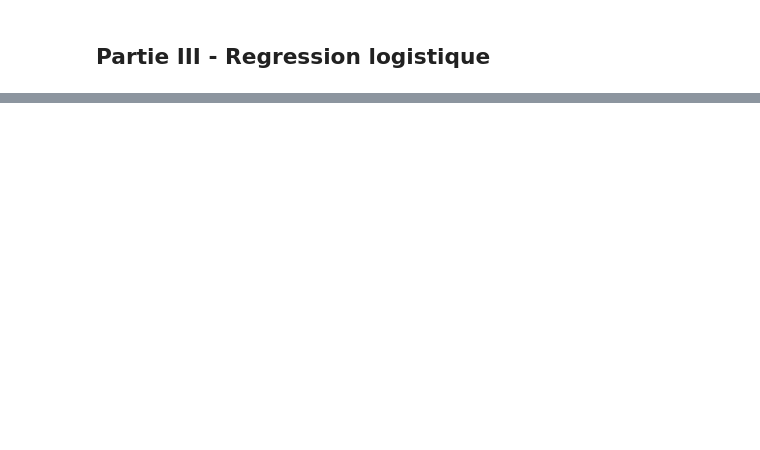
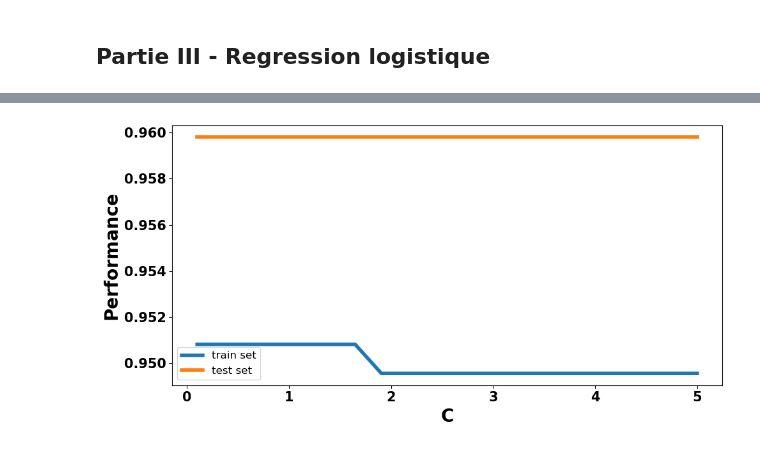
Before and after one commit to Alexis-Barrau/python_ensae, a Jupyter notebook: Scripts/Script first analysis.ipynb, the cells around one changed output, grey strips where cells are left out. Drawn from its saved outputs; the diff is of its cells as text; code cells hidden in the pictures; blank space fills up the shorter version.

```diff
--- a/Scripts/Script first analysis.ipynb
+++ b/Scripts/Script first analysis.ipynb
@@ -181,0 +225,19 @@ print(gs.score(X_test_scaled, y_test))
+# %%
+
+from sklearn.linear_model import LassoCV
+from sklearn.feature_selection import SelectFromModel
+
+# Identify rows with NaN values
+nan_rows_train = np.isnan(X).any(axis=1)
+# Remove rows with NaN values from both X_train_scaled and y_train
+X_corrected = X[~nan_rows_train]
+y_corrected = y[~nan_rows_train]
+
+clf = LassoCV()
+
+sfm = SelectFromModel(clf, threshold=None, prefit=False, norm_order=1, max_features=10)
+# Je m'impose un maximum de 10 features
+
+sfm.fit(X_corrected,y_corrected)
+X_transform = sfm.transform(X_corrected)
+print(X_transform.shape)
@@ -181,0 +248,62 @@ print(gs.score(X_test_scaled, y_test))
+# %%
+X_train_2, X_test_2, y_train_2, y_test_2 = train_test_split(X_transform,
+                                                    y,
+                                                    test_size=.2)
+
+print(X_train_2.shape)
+
+std_scale = StandardScaler().fit(X_train_2)
+X_train_scaled_2 = std_scale.transform(X_train_2)
+X_test_scaled_2 = std_scale.transform(X_test_2)
+from sklearn.linear_model import LogisticRegression
+
+acc_train, acc_test = list(), list()
+C_range = np.linspace(0.1, 5, 20)
+for param in C_range:
+    clf = LogisticRegression(penalty='l2', dual=False, tol=0.001, C=param, fit_intercept=True,
+                   intercept_scaling=1, class_weight=None, random_state=3, solver='liblinear',
+                   max_iter=100, multi_class='auto', verbose=0, warm_start=False, n_jobs=None,
+                   l1_ratio=None)
+
+    clf.fit(X_train_scaled_2, y_train_2)
+    acc_train.append(clf.score(X_train_scaled_2, y_train_2))
+    acc_test.append(clf.score(X_test_scaled_2, y_test_2))
+
+plt.figure(figsize=(10, 5))
+
+plt.plot(C_range, acc_train, label='train set', lw=4)
+plt.plot(C_range, acc_test, label='test set', lw=4)
+
+plt.legend(loc='best', fontsize=12)
+
+plt.xlabel("C", fontweight="bold", fontsize=20)
+plt.ylabel("Performance", fontweight="bold", fontsize=20)
+plt.xticks(fontweight="bold", fontsize=15)
+plt.yticks(fontweight="bold", fontsize=15)
+plt.tight_layout()
+
+plt.show()
+
+
+params= { 'C':[0.001, 1, 2], 'penalty': ['l1','l2'],'tol': [0.001,0.0001,0.1] }
+
+# j'essaie des valeurs de C très faible pour régulariser un maximum
+
+lr =LogisticRegression( dual=False, fit_intercept=True,
+                   intercept_scaling=1, class_weight=None, random_state=3, solver='liblinear',
+                   max_iter=100, multi_class='auto', verbose=0, warm_start=False, n_jobs=None,
+                   l1_ratio=None)
+
+# On découpe notre échantillon en 3 pour la cross-validation (je pense qu'on peut difficilement faire plus car
+# nous ne possédons que 542 observations)
+
+gs = GridSearchCV(estimator=lr,
+                   param_grid=params,
+                   cv=3)
+
+gs.fit(X_train_scaled_2, y_train_2)
+
+print(gs.best_params_)
+print(gs.score(X_train_scaled_2, y_train_2))
+print(gs.score(X_test_scaled_2, y_test_2))
+# %% [output]
@@ -181,0 +311 @@ print(gs.score(X_test_scaled, y_test))
+[figure, added]
```
Also changed, not shown: parts of 17 cells of this notebook.
